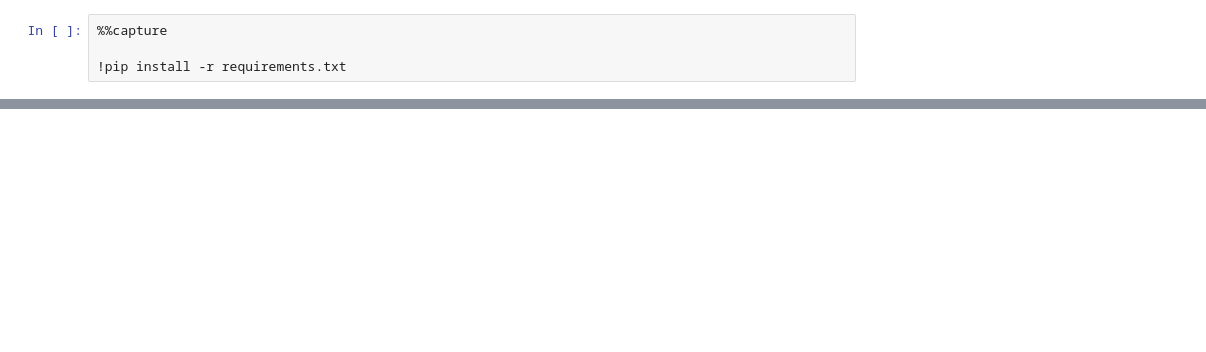
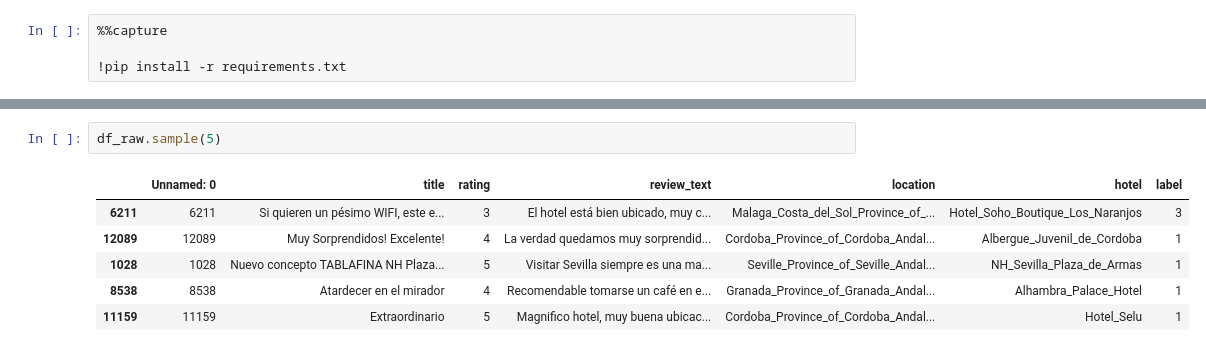
Before and after one commit to molkrovic/Hotel_reviews_classification, a Jupyter notebook: explore.ipynb, the cells around one changed output, grey strips where cells are left out. Saved outputs shown, nothing was run; the diff lists cells and outputs as text; blank space fills up the shorter version.

```diff
--- a/explore.ipynb
+++ b/explore.ipynb
@@ -89,0 +57,9 @@ df_positivo.sample(5)
+# %%
+df_raw.sample(5)
+# %% [output]
+|  | Unnamed: 0 | title | rating | review_text | location | hotel | label |
+| 6211 | 6211 | Si quieren un pésimo WIFI, este e... | 3 | El hotel está bien ubicado, muy c... | Malaga_Costa_del_Sol_Province_of_... | Hotel_Soho_Boutique_Los_Naranjos | 3 |
+| 12089 | 12089 | Muy Sorprendidos! Excelente! | 4 | La verdad quedamos muy sorprendid... | Cordoba_Province_of_Cordoba_Andal... | Albergue_Juvenil_de_Cordoba | 1 |
+| 1028 | 1028 | Nuevo concepto TABLAFINA NH Plaza... | 5 | Visitar Sevilla siempre es una ma... | Seville_Province_of_Seville_Andal... | NH_Sevilla_Plaza_de_Armas | 1 |
+| 8538 | 8538 | Atardecer en el mirador | 4 | Recomendable tomarse un café en e... | Granada_Province_of_Granada_Andal... | Alhambra_Palace_Hotel | 1 |
+| 11159 | 11159 | Extraordinario | 5 | Magnifico hotel, muy buena ubicac... | Cordoba_Province_of_Cordoba_Andal... | Hotel_Selu | 1 |
```
Also changed, not shown: parts of 63 cells of this notebook, 12 other files.
